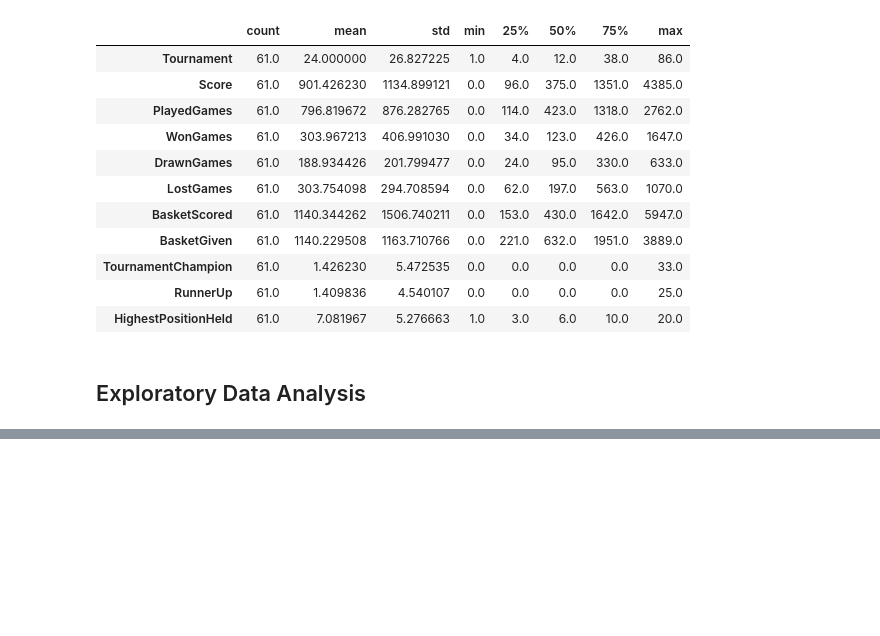
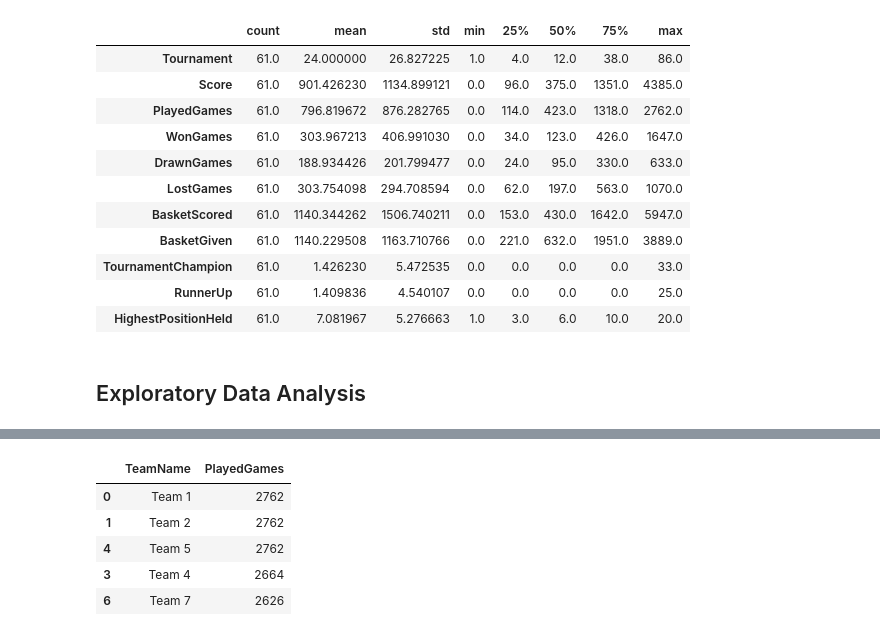
Before and after one commit to SelvamRaju/Applied-Statistics, a Jupyter notebook: Part-Two.ipynb, the cells around one changed output, grey strips where cells are left out. Cells and saved outputs as stored; diff of their text form; code cells hidden in the pictures; blank space fills up the shorter version.

```diff
--- a/Part-Two.ipynb
+++ b/Part-Two.ipynb
@@ -199,0 +237,12 @@ gameData.corr()
+# %%
+## Top 5 teams with more played games
+maxGamesPlayed = gameData.nlargest(5, ['PlayedGames'])
+
+maxGamesPlayed[['TeamName', 'PlayedGames']]
+# %% [output]
+|  | TeamName | PlayedGames |
+| 0 | Team 1 | 2762 |
+| 1 | Team 2 | 2762 |
+| 4 | Team 5 | 2762 |
+| 3 | Team 4 | 2664 |
+| 6 | Team 7 | 2626 |
```
Also changed, not shown: parts of 18 cells of this notebook, 1 other file.
